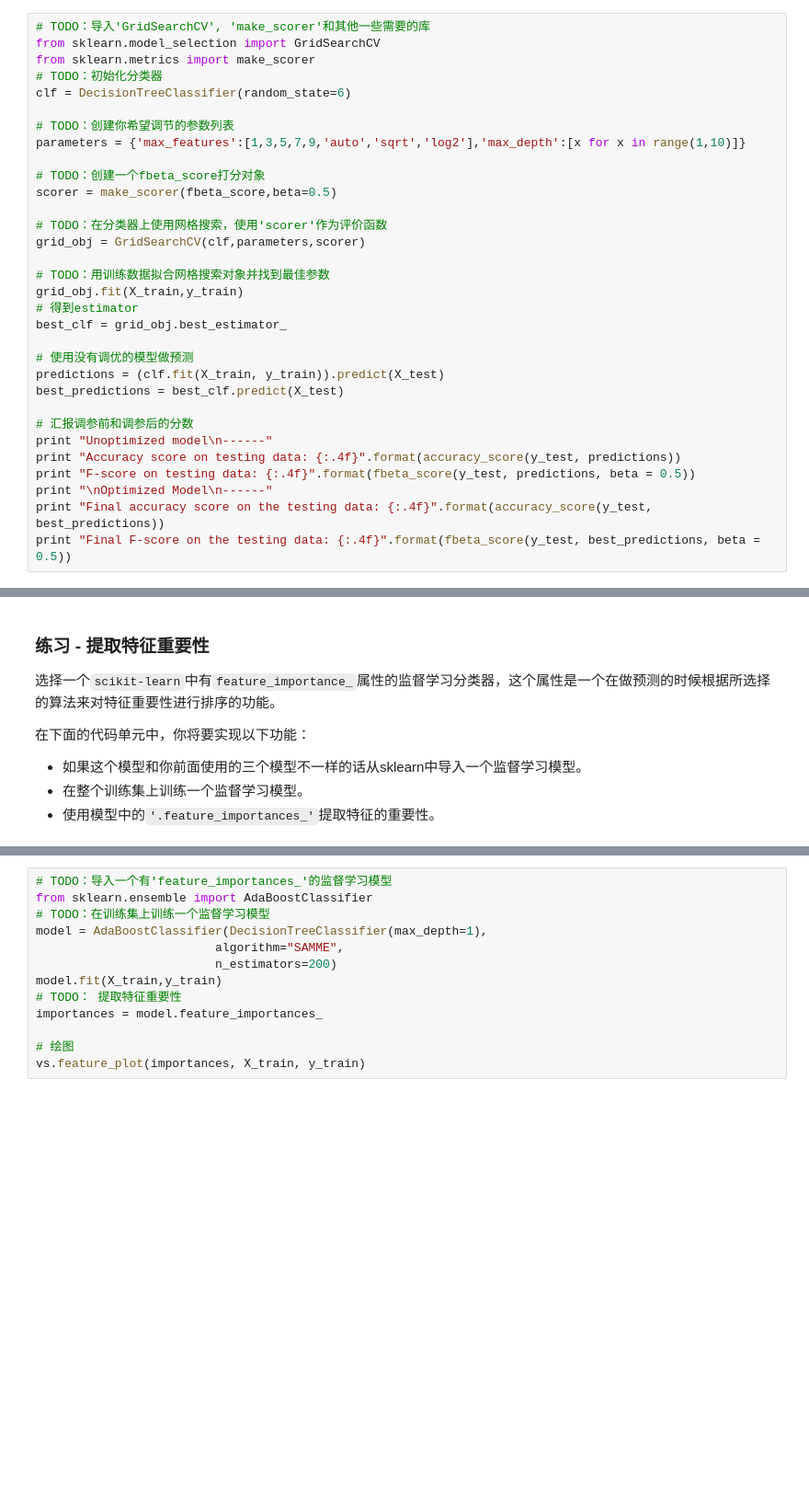
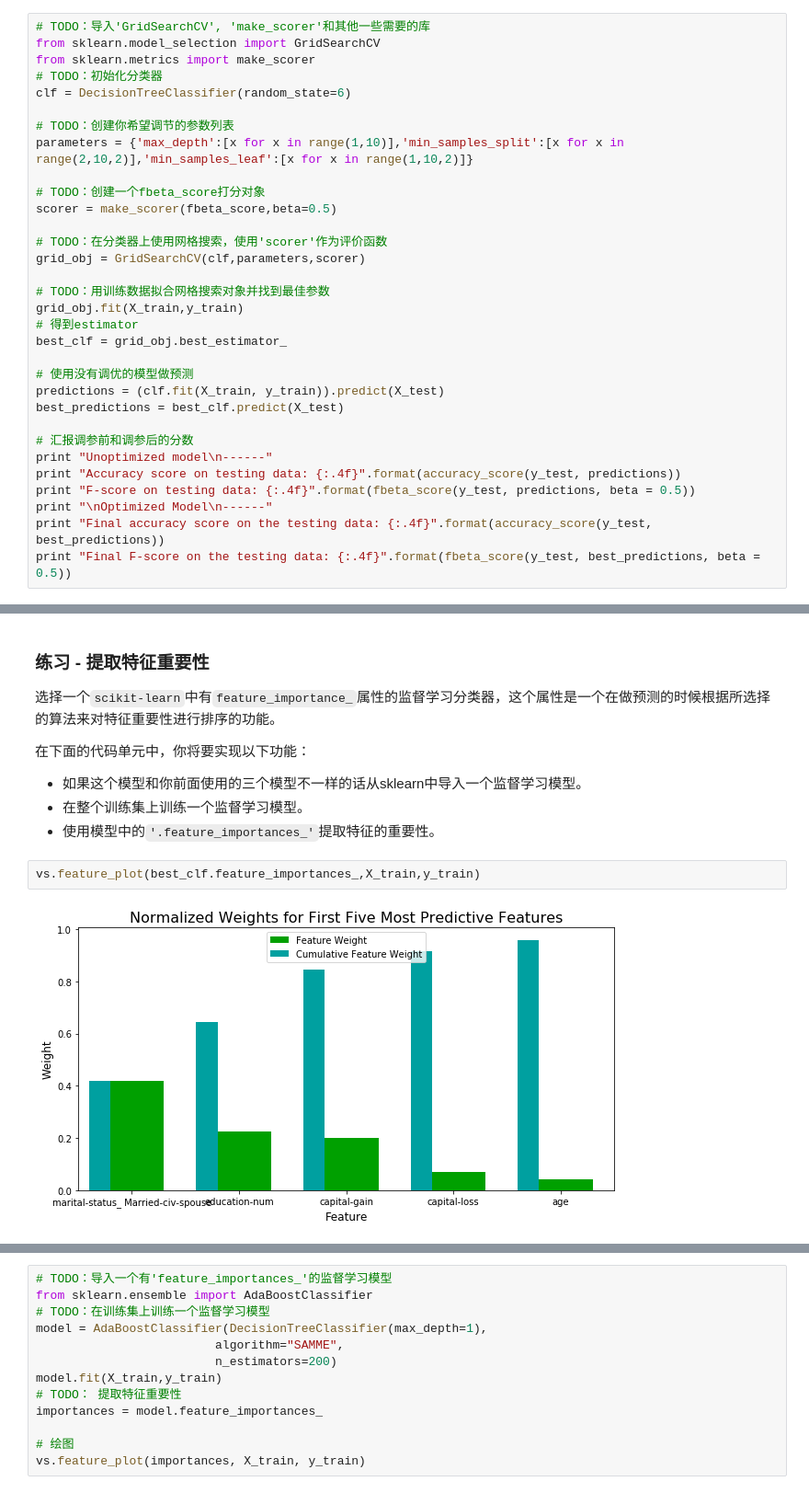
Before and after one commit to jesnssmith/find_donor, a Jupyter notebook: finding_donors.ipynb, the cells around one changed output, grey strips where cells are left out. Shown at 92% size. Cells and saved outputs as stored; diff of their text form; blank space fills up the shorter version.

```diff
--- a/finding_donors.ipynb
+++ b/finding_donors.ipynb
@@ -478,7 +472,7 @@ from sklearn.metrics import make_scorer
 clf = DecisionTreeClassifier(random_state=6)
 
 # TODO：创建你希望调节的参数列表
-parameters = {'max_features':[1,3,5,7,9,'auto','sqrt','log2'],'max_depth':[x for x in range(1,10)]}
+parameters = {'max_depth':[x for x in range(1,10)],'min_samples_split':[x for x in range(2,10,2)],'min_samples_leaf':[x for x in range(1,10,2)]}
 
 # TODO：创建一个fbeta_score打分对象
 scorer = make_scorer(fbeta_score,beta=0.5)
@@ -552,3 +546,7 @@ _在这十三个记录中，你认为哪五个特征对于预测是最重要的
  - 如果这个模型和你前面使用的三个模型不一样的话从sklearn中导入一个监督学习模型。
  - 在整个训练集上训练一个监督学习模型。
  - 使用模型中的`'.feature_importances_'`提取特征的重要性。
+# %%
+vs.feature_plot(best_clf.feature_importances_,X_train,y_train)
+# %% [output]
+[figure, added]
```
Also changed, not shown: parts of 13 cells of this notebook, 1 other file.
